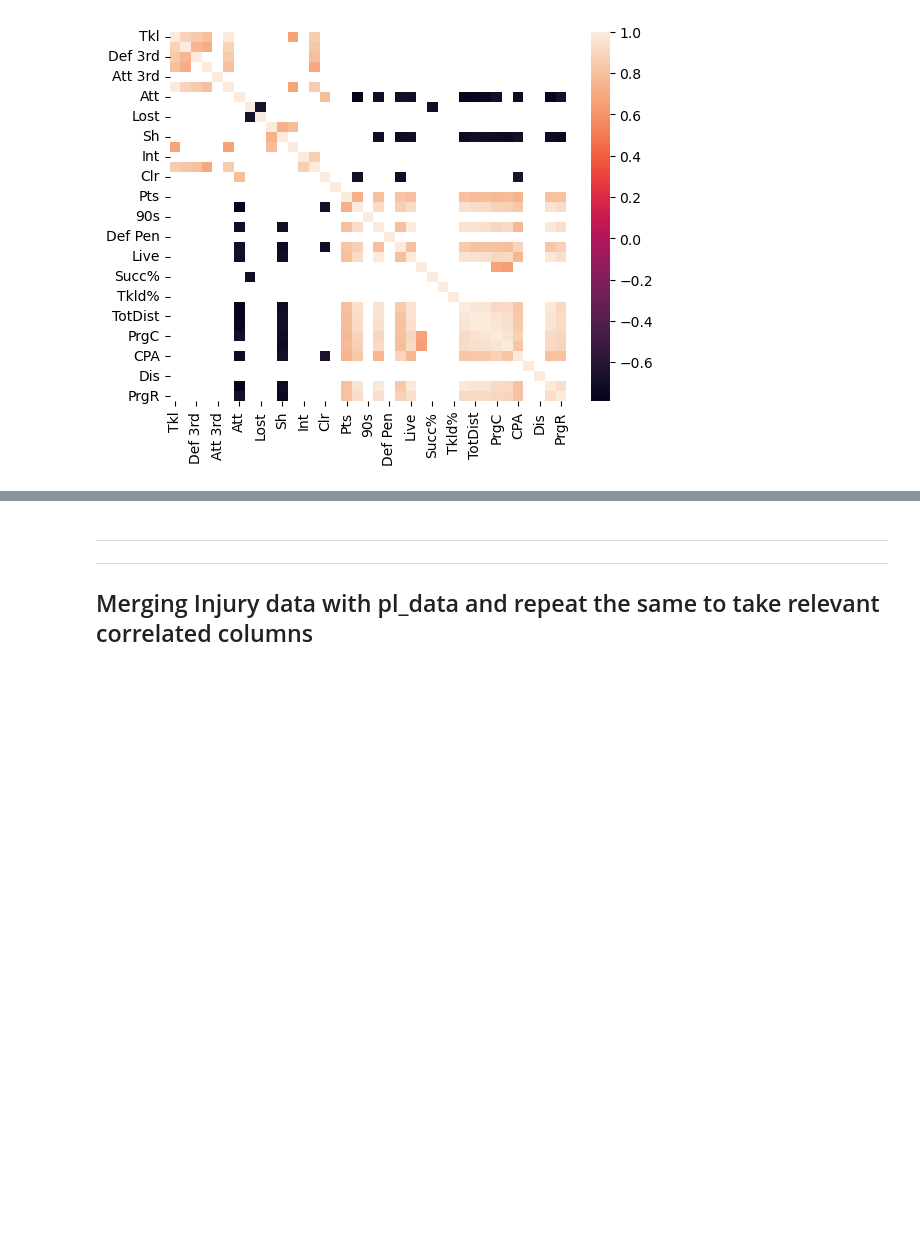
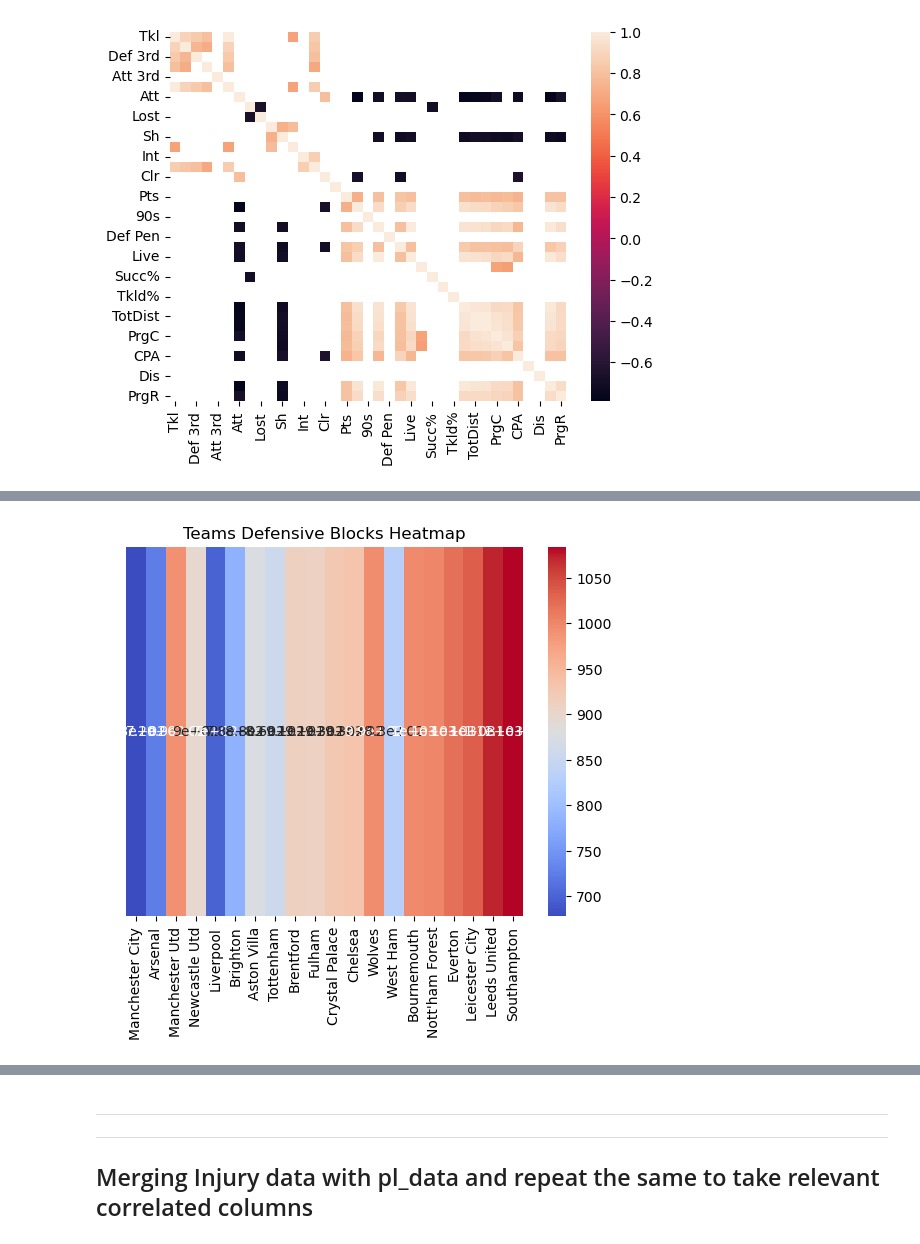
Before and after one commit to Yashuchirag/team_pressing_project, a Jupyter notebook: src/team_pressing.ipynb, the cells around one changed output, grey strips where cells are left out. Cells and saved outputs as stored; diff of their text form; code cells hidden in the pictures; blank space fills up the shorter version.

```diff
--- a/src/team_pressing.ipynb
+++ b/src/team_pressing.ipynb
@@ -169,0 +234,14 @@ sns.heatmap(data_pressing_possession_corr)
+# %%
+defensive_action = ['Squad', 'Blocks', 'Sh', 'Pass', 'Tkl+Int']
+# %%
+plot_data_defensive_action = plot_data.loc[:,defensive_action]
+# %%
+plot_data_defensive_action['aggregate'] = plot_data_defensive_action['Blocks'] + plot_data_defensive_action['Sh'] + plot_data_defensive_action['Pass']
+# %%
+heatmap_data = pd.DataFrame(plot_data_defensive_action["aggregate"]).transpose()
+sns.heatmap(heatmap_data, cmap='coolwarm', annot=True, yticklabels=False)
+plt.xticks(np.arange(0.5, len(plot_data_defensive_action['Squad'])), plot_data_defensive_action['Squad'], rotation=90)
+plt.title("Teams Defensive Blocks Heatmap")
+plt.show()
+# %% [output]
+[figure, added]
```
Also changed, not shown: parts of 44 cells of this notebook, 4 other files.
